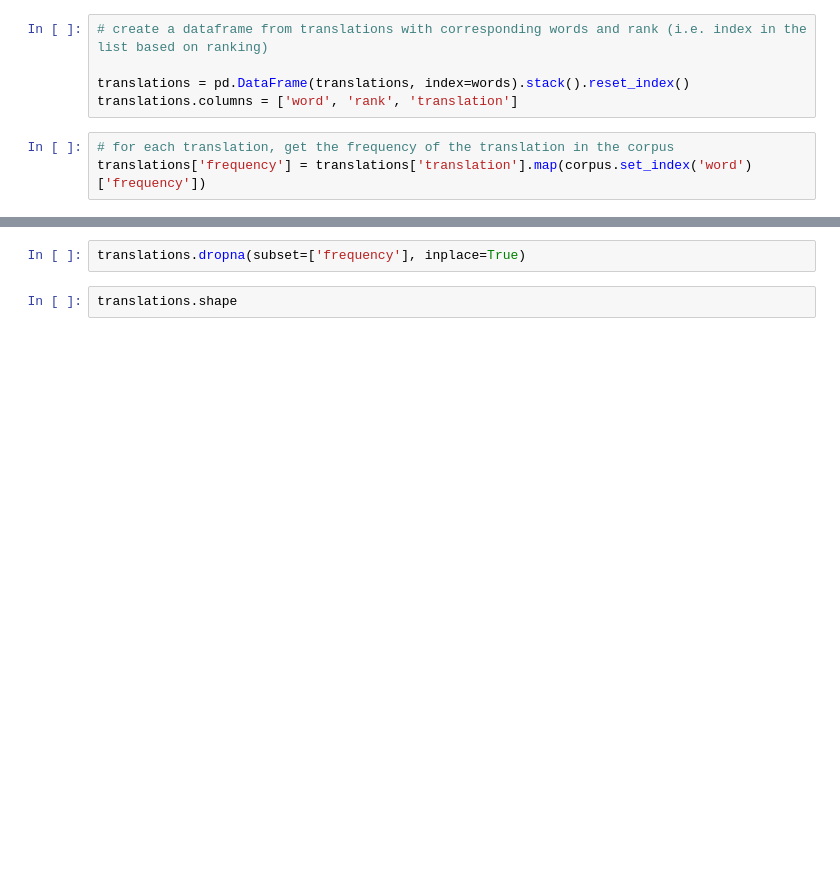
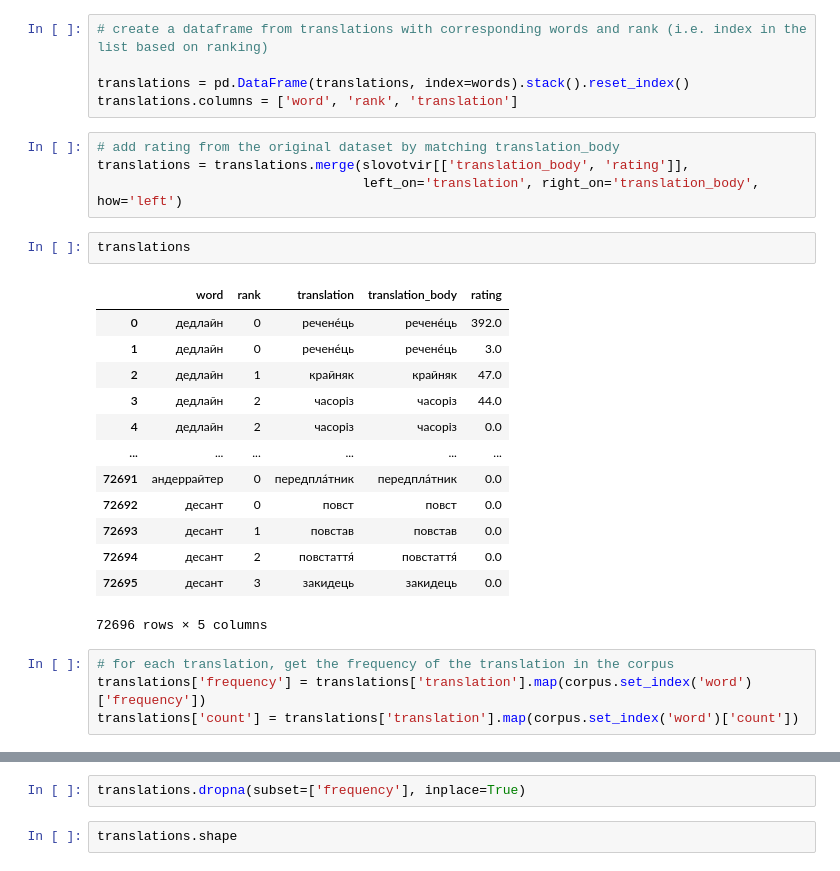
Before and after one commit to alexeykosh/2023-slovotvir-reuse-analysis, a Jupyter notebook: notebooks/5. Corpus analysis.ipynb, the cells around one changed output, grey strips where cells are left out. Drawn from its saved outputs; the diff is of its cells as text; blank space fills up the shorter version.

```diff
--- a/notebooks/5. Corpus analysis.ipynb
+++ b/notebooks/5. Corpus analysis.ipynb
@@ -36,6 +83,27 @@ for word in words:
 
 translations = pd.DataFrame(translations, index=words).stack().reset_index()
 translations.columns = ['word', 'rank', 'translation']
+# %%
+# add rating from the original dataset by matching translation_body
+translations = translations.merge(slovotvir[['translation_body', 'rating']],
+                                  left_on='translation', right_on='translation_body', how='left')
+# %%
+translations
+# %% [output]
+|  | word | rank | translation | translation_body | rating |
+| 0 | дедлайн | 0 | речене́ць | речене́ць | 392.0 |
+| 1 | дедлайн | 0 | речене́ць | речене́ць | 3.0 |
+| 2 | дедлайн | 1 | крайняк | крайняк | 47.0 |
+| 3 | дедлайн | 2 | часоріз | часоріз | 44.0 |
+| 4 | дедлайн | 2 | часоріз | часоріз | 0.0 |
+| ... | ... | ... | ... | ... | ... |
+| 72691 | андеррайтер | 0 | передпла́тник | передпла́тник | 0.0 |
+| 72692 | десант | 0 | повст | повст | 0.0 |
+| 72693 | десант | 1 | повстав | повстав | 0.0 |
+| 72694 | десант | 2 | повстаття́ | повстаття́ | 0.0 |
+| 72695 | десант | 3 | закидець | закидець | 0.0 |
+72696 rows × 5 columns
 # %%
 # for each translation, get the frequency of the translation in the corpus
 translations['frequency'] = translations['translation'].map(corpus.set_index('word')['frequency'])
+translations['count'] = translations['translation'].map(corpus.set_index('word')['count'])
```
Also changed, not shown: parts of 25 cells of this notebook.
